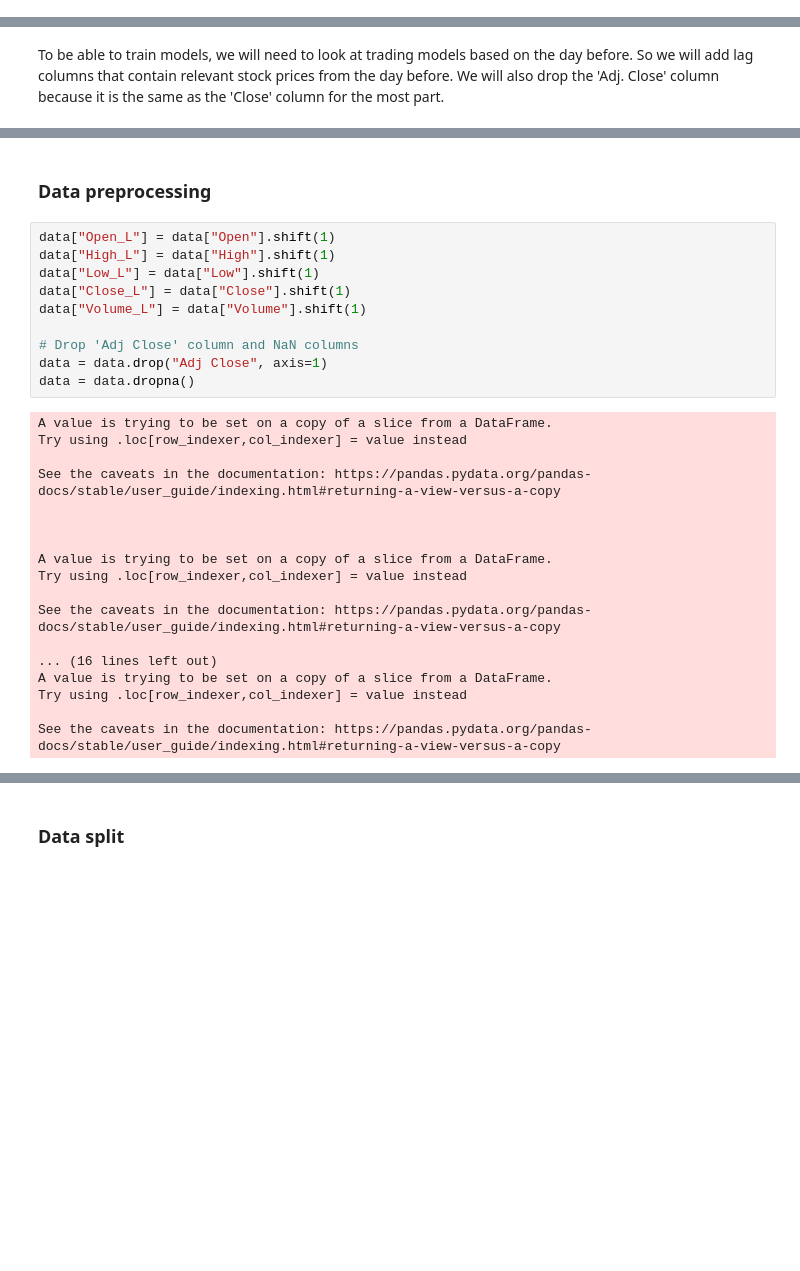
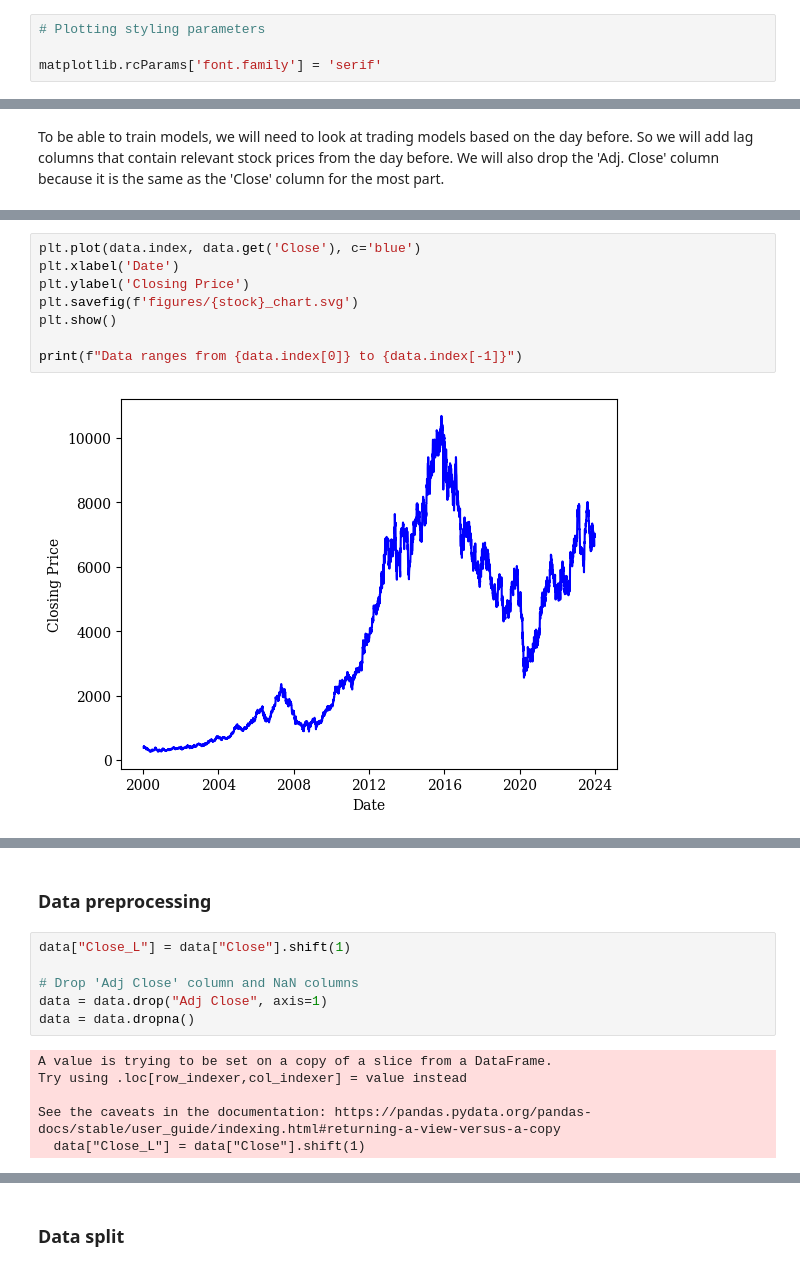
Before and after one commit to Phynance-NITheCS/source-code, a Jupyter notebook: src/linear_basic.ipynb, the cells around one changed output, grey strips where cells are left out. Saved outputs shown, nothing was run; the diff lists cells and outputs as text; blank space fills up the shorter version.

```diff
--- a/src/linear_basic.ipynb
+++ b/src/linear_basic.ipynb
@@ -17,3 +25,7 @@ from datetime import timedelta, datetime
+# %%
+# Plotting styling parameters
+
+matplotlib.rcParams['font.family'] = 'serif'
 # %% [markdown]
 ### Data loading and visualisation
 # %% [markdown]
@@ -62,0 +54,10 @@ Data ranges from 2003-12-01 00:00:00 to 2023-12-25 00:00:00
+# %%
+plt.plot(data.index, data.get('Close'), c='blue')
+plt.xlabel('Date')
+plt.ylabel('Closing Price')
+plt.savefig(f'figures/{stock}_chart.svg')
+plt.show()
+
+print(f"Data ranges from {data.index[0]} to {data.index[-1]}")
+# %% [output]
+[figure, added]
@@ -63,11 +65,7 @@ Data ranges from 2003-12-01 00:00:00 to 2023-12-25 00:00:00
 # %% [markdown]
 ### Data preprocessing
 # %%
-data["Open_L"] = data["Open"].shift(1)
-data["High_L"] = data["High"].shift(1)
-data["Low_L"] = data["Low"].shift(1)
 data["Close_L"] = data["Close"].shift(1)
-data["Volume_L"] = data["Volume"].shift(1)
 
 # Drop 'Adj Close' column and NaN columns
 data = data.drop("Adj Close", axis=1)
@@ -77,19 +75,7 @@ A value is trying to be set on a copy of a slice from a DataFrame.
 Try using .loc[row_indexer,col_indexer] = value instead
 
 See the caveats in the documentation: https://pandas.pydata.org/pandas-docs/stable/user_guide/indexing.html#returning-a-view-versus-a-copy
-
-
-
-A value is trying to be set on a copy of a slice from a DataFrame.
-Try using .loc[row_indexer,col_indexer] = value instead
-
-See the caveats in the documentation: https://pandas.pydata.org/pandas-docs/stable/user_guide/indexing.html#returning-a-view-versus-a-copy
-
-... (16 lines left out)
-A value is trying to be set on a copy of a slice from a DataFrame.
-Try using .loc[row_indexer,col_indexer] = value instead
-
-See the caveats in the documentation: https://pandas.pydata.org/pandas-docs/stable/user_guide/indexing.html#returning-a-view-versus-a-copy
+  data["Close_L"] = data["Close"].shift(1)
 # %%
 data.tail()
 # %% [output]
```
Also changed, not shown: parts of 13 cells of this notebook, 5 other files.
